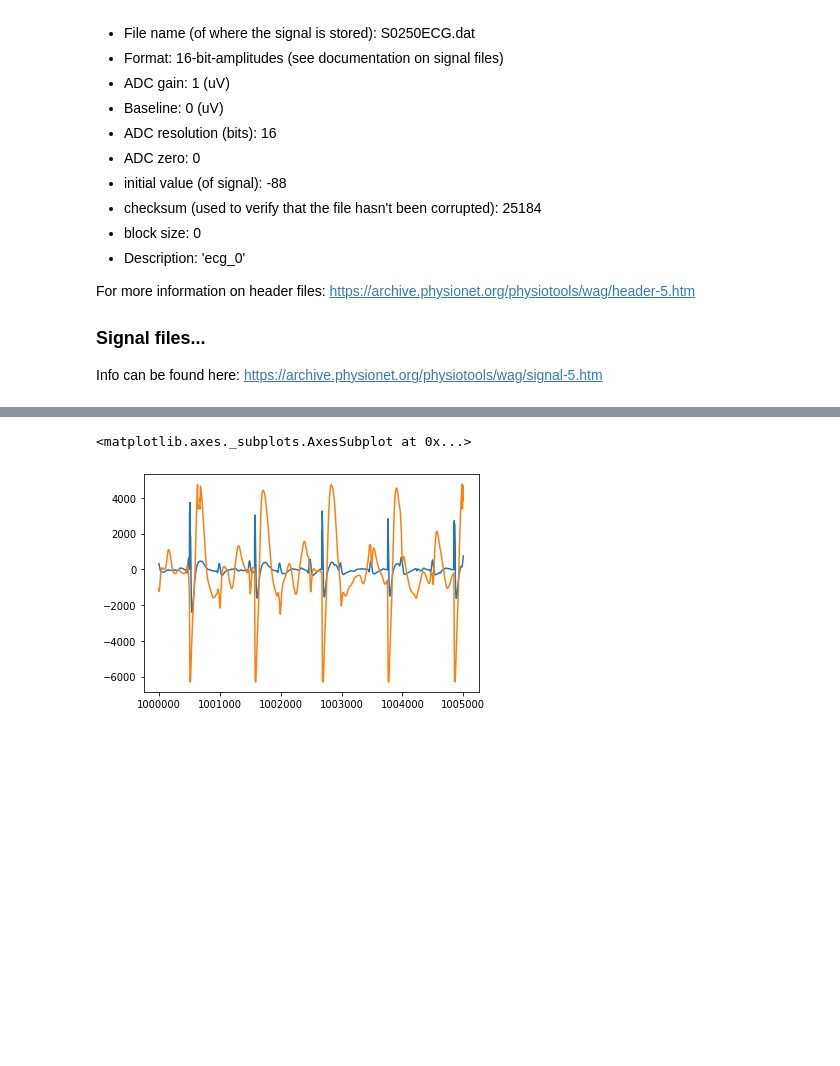
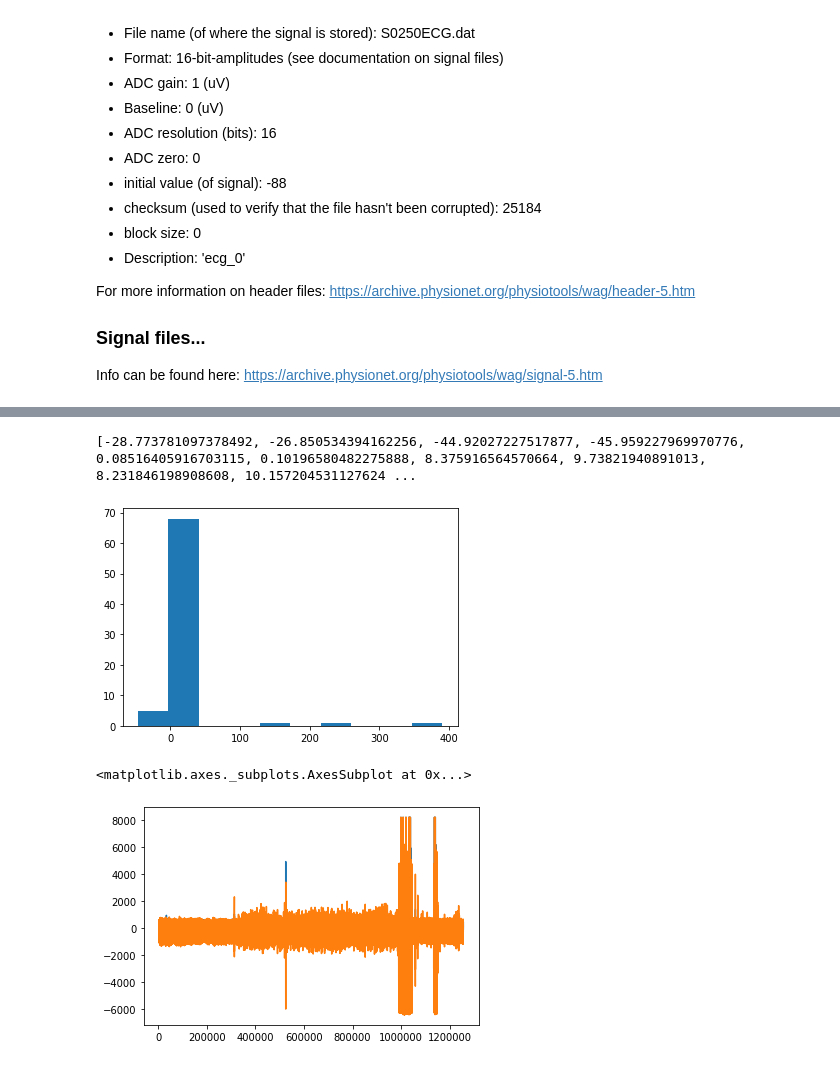
Before and after one commit to molbioeng/Molecool, a Jupyter notebook: Data_Extraction.ipynb, the cells around one changed output, grey strips where cells are left out. Cells and saved outputs as stored; diff of their text form; code cells hidden in the pictures; blank space fills up the shorter version.

```diff
--- a/Data_Extraction.ipynb
+++ b/Data_Extraction.ipynb
@@ -110,13 +180,27 @@ df_csv
+# %%
+# Average amplitude
+av_amp = []
+
+for column in df_ecg:
+    av_amp.append(sum(df_ecg[column].dropna())/len(df_ecg[column].dropna()))
+
+del av_amp[-3]
+del av_amp[-3]
+print(av_amp)
+hist2 = plt.hist(av_amp)
+# %% [output]
+[-28.773781097378492, -26.850534394162256, -44.92027227517877, -45.959227969970776, 0.08516405916703115, 0.10196580482275888, 8.375916564570664, 9.73821940891013, 8.231846198908608, 10.157204531127624 ...
+[figure, added]
 # %%
 # visualise the 250 ecgs
-#database_ecg["S0250ECG.hea/ecg_0"].plot()
-#database_ecg["S0250ECG.hea/ecg_1"].plot()
+df_ecg["S0250ECG.hea/ecg_0"].plot()
+df_ecg["S0250ECG.hea/ecg_1"].plot()
 
-database_ecg["S0250ECG.hea/ecg_0"][1000000:1005000].plot()
-database_ecg["S0250ECG.hea/ecg_1"][1000000:1005000].plot()
+#df_ecg["S0250ECG.hea/ecg_0"][0:2000].plot()
+#df_ecg["S0250ECG.hea/ecg_1"][0:2000].plot()
 #plt.hold(True)
 # %% [output]
 <matplotlib.axes._subplots.AxesSubplot at 0x...>
-[figure, old version]
+[figure, new version]
 # %%
 # CONTROL
```
Also changed, not shown: parts of 25 cells of this notebook, 18 other files.
